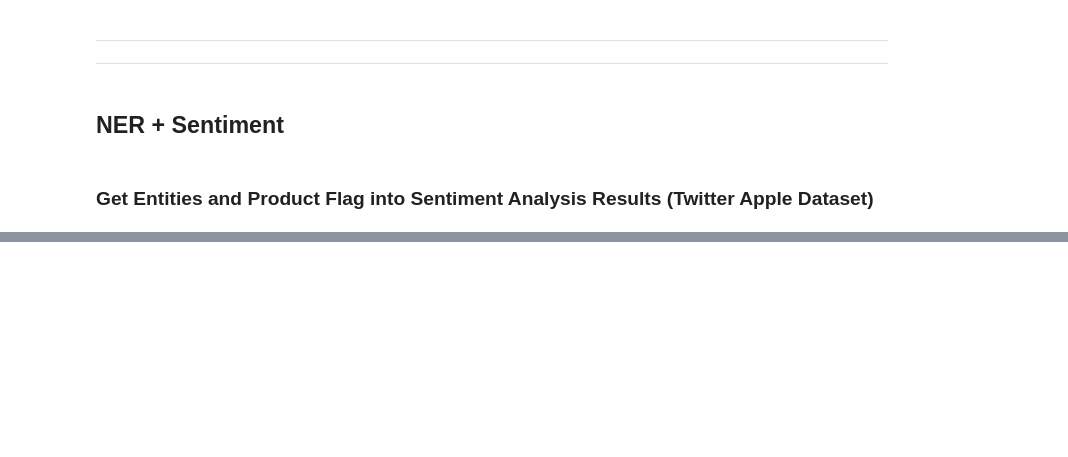
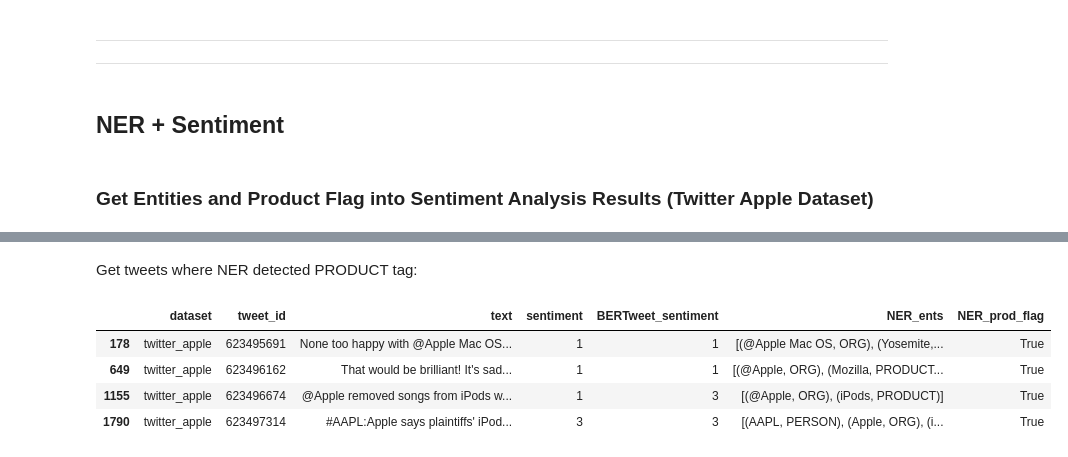
Before and after one commit to vicaranq/CS224-final-project, a Jupyter notebook: NER_exploration.ipynb, the cells around one changed output, grey strips where cells are left out. Drawn from its saved outputs; the diff is of its cells as text; code cells hidden in the pictures; blank space fills up the shorter version.

```diff
--- a/NER_exploration.ipynb
+++ b/NER_exploration.ipynb
@@ -159,0 +160,11 @@ apple_sent
+# %% [markdown]
+Get tweets where NER detected PRODUCT tag:
+# %%
+apple_products = apple_sent[apple_sent.NER_prod_flag]
+apple_products
+# %% [output]
+|  | dataset | tweet_id | text | sentiment | BERTweet_sentiment | NER_ents | NER_prod_flag |
+| 178 | twitter_apple | 623495691 | None too happy with @Apple Mac OS... | 1 | 1 | [(@Apple Mac OS, ORG), (Yosemite,... | True |
+| 649 | twitter_apple | 623496162 | That would be brilliant! It's sad... | 1 | 1 | [(@Apple, ORG), (Mozilla, PRODUCT... | True |
+| 1155 | twitter_apple | 623496674 | @Apple removed songs from iPods w... | 1 | 3 | [(@Apple, ORG), (iPods, PRODUCT)] | True |
+| 1790 | twitter_apple | 623497314 | #AAPL:Apple says plaintiffs' iPod... | 3 | 3 | [(AAPL, PERSON), (Apple, ORG), (i... | True |
```
Also changed, not shown: parts of 13 cells of this notebook.
